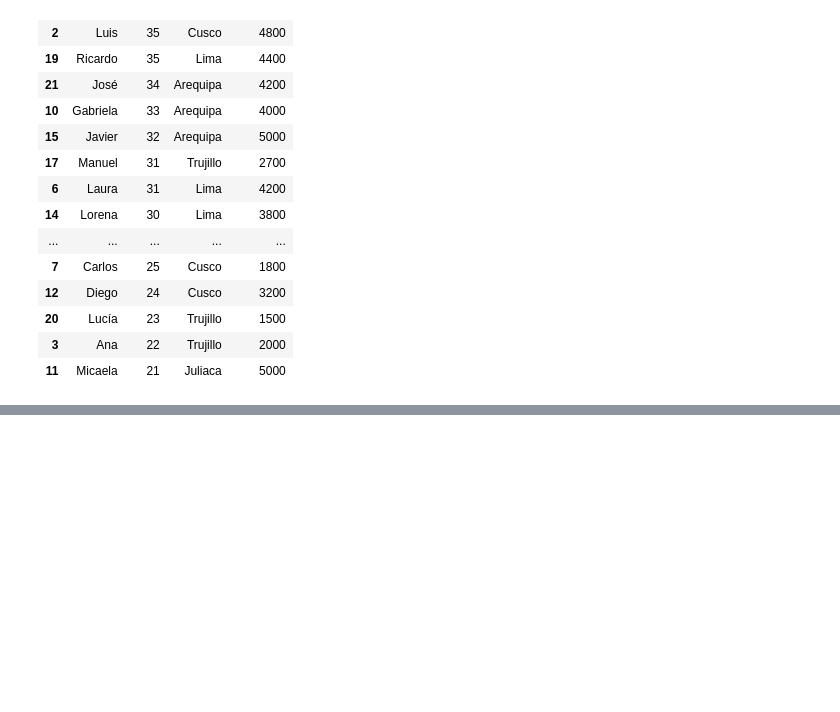
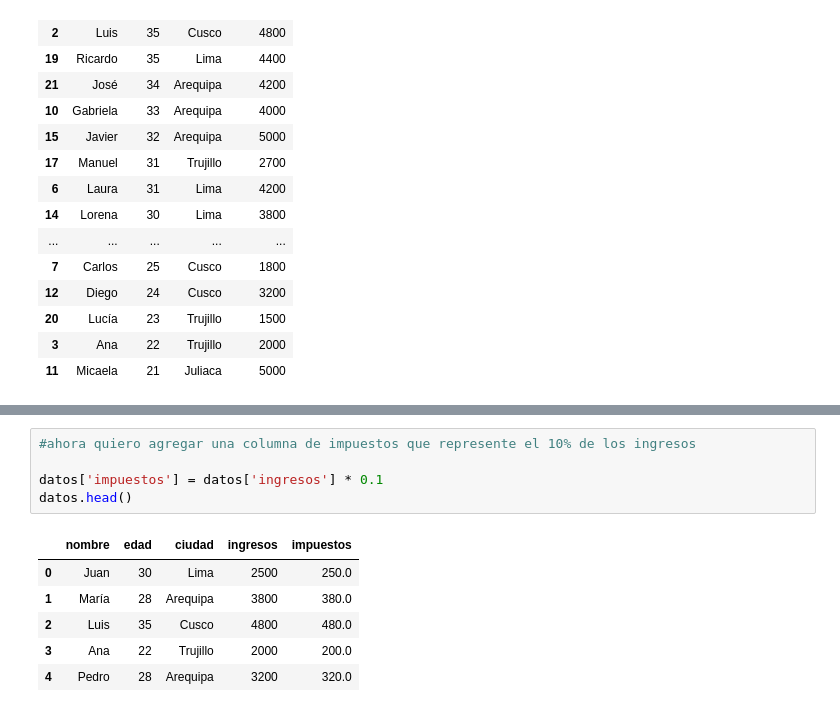
Before and after one commit to fabrizionicolay/BIG_Data, a Jupyter notebook: Ejercicio1_Biga_data.ipynb, the cells around one changed output, grey strips where cells are left out. Drawn from its saved outputs; the diff is of its cells as text; blank space fills up the shorter version.

```diff
--- a/Ejercicio1_Biga_data.ipynb
+++ b/Ejercicio1_Biga_data.ipynb
@@ -140,0 +187,12 @@ datos.sort_values(by=['edad'], ascending=False)
+# %%
+#ahora quiero agregar una columna de impuestos que represente el 10% de los ingresos
+
+datos['impuestos'] = datos['ingresos'] * 0.1
+datos.head()
+# %% [output]
+|  | nombre | edad | ciudad | ingresos | impuestos |
+| 0 | Juan | 30 | Lima | 2500 | 250.0 |
+| 1 | María | 28 | Arequipa | 3800 | 380.0 |
+| 2 | Luis | 35 | Cusco | 4800 | 480.0 |
+| 3 | Ana | 22 | Trujillo | 2000 | 200.0 |
+| 4 | Pedro | 28 | Arequipa | 3200 | 320.0 |
```
Also changed, not shown: parts of 4 cells of this notebook.
